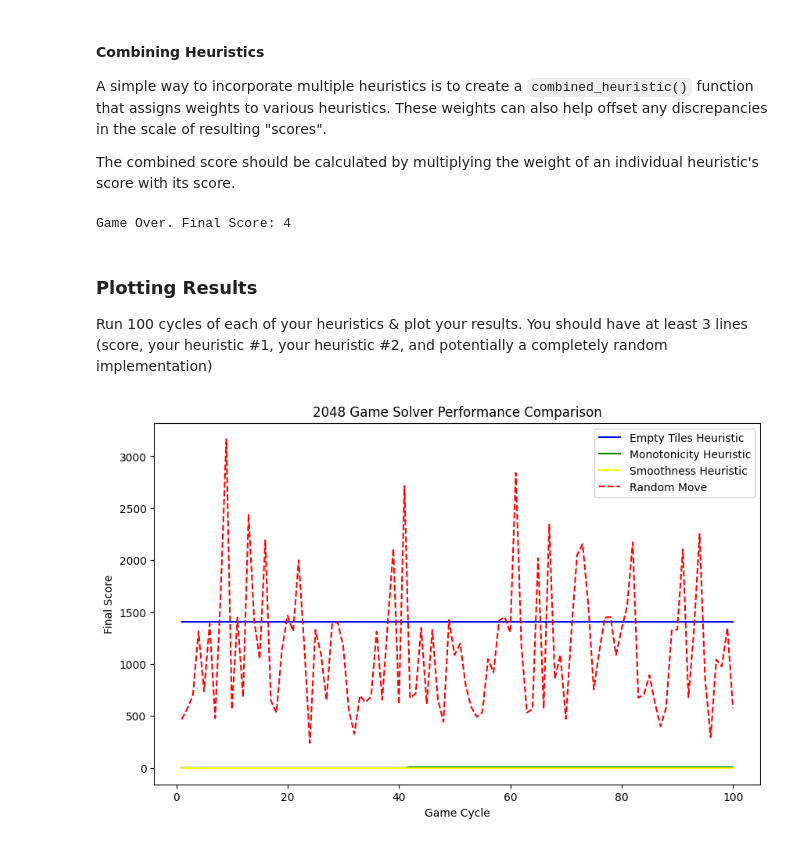
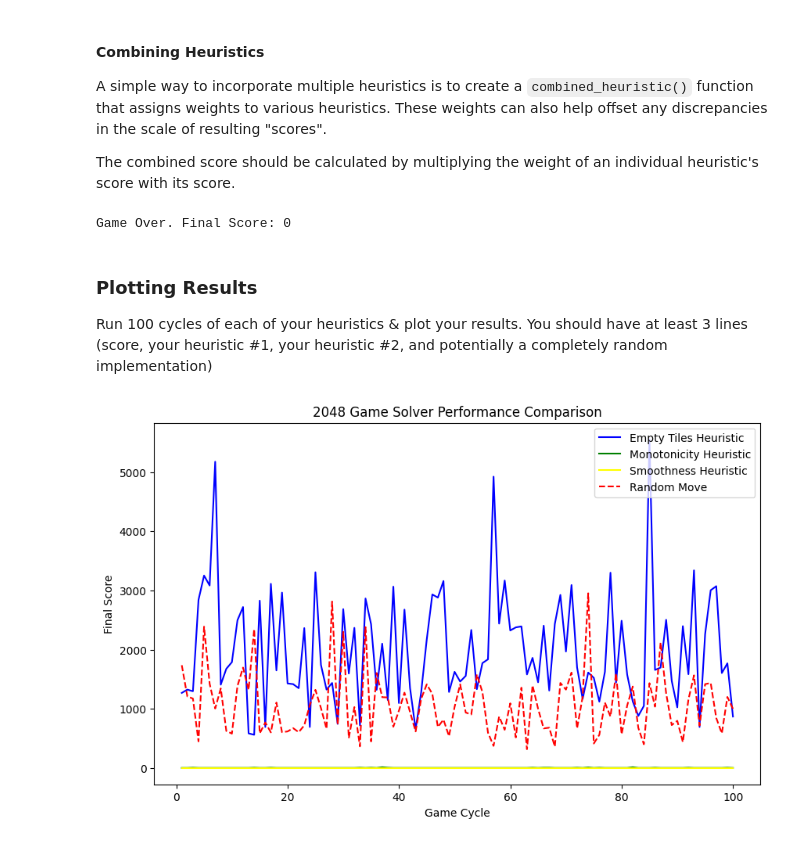
Before and after one commit to delee5695/advanced-algorithms-2025-01, a Jupyter notebook: lab-assignments/03-heuristics/03-heuristics-lab.ipynb, the cells around one changed output. Cells and saved outputs as stored; diff of their text form; code cells hidden in the pictures.

```diff
--- a/lab-assignments/03-heuristics/03-heuristics-lab.ipynb
+++ b/lab-assignments/03-heuristics/03-heuristics-lab.ipynb
@@ -176,14 +176,12 @@ def smoothness_heuristic(game):
     # Compare horizontally
     for i in range(size):
         for j in range(size - 1):  # Compare with right neighbor
-            if board[i][j] and board[i][j + 1]:  # Ignore empty tiles (0s)
-                smoothness -= abs(board[i][j] - board[i][j + 1])
+            smoothness -= abs(board[i][j] - board[i][j + 1])
 
     # Compare vertically
     for i in range(size - 1):
         for j in range(size):  # Compare with bottom neighbor
-            if board[i][j] and board[i + 1][j]:
-                smoothness -= abs(board[i][j] - board[i + 1][j])
+            smoothness -= abs(board[i][j] - board[i + 1][j])
 
     return smoothness  # Lower smoothness value is better
 # %% [markdown]
@@ -213,8 +211,6 @@ def run_solver(game, heuristic):
 
     # Apply the selected move
     game.play_turn(selected_move)
-
-    return True
 # %% [markdown]
 Run the following cell to test your solver on just the `game_score` heuristic:
 # %%
@@ -306,7 +300,7 @@ while run_solver(g, combined_heuristic):
 
 print("Game Over. Final Score:", game.score)
 # %% [output]
-Game Over. Final Score: 4
+Game Over. Final Score: 0
 # %% [markdown]
 ### Plotting Results
 
@@ -326,9 +320,8 @@ def run_multiple_cycles(heuristic, num_cycles=100):
         list: A list of scores obtained in each game.
     """
     scores = []
-    game = Board()  # Initialize a new 2048 game
-    for _ in range(100):
-
+    for _ in range(num_cycles):
+        game = Board()  # Initialize a new 2048 game
         run_solver(game, heuristic)  # Solve the game with the given heuristic
         scores.append(game.score)  # Record the score
 
@@ -349,7 +342,7 @@ def random_move_solver(game):
         possible_moves = ['w', 'a', 's', 'd']
         selected_move = random.choice(possible_moves)
         game.play_turn(selected_move)  # Apply the random move
-    return True
+
 
 
 # Run the simulations for each heuristic and random solver
@@ -359,31 +352,31 @@ num_cycles = 100
 empty_tiles_scores = run_multiple_cycles(empty_tiles_heuristic, num_cycles)
 
 # Heuristic #2 (e.g., Monotonicity Heuristic)
 monotonicity_scores = run_multiple_cycles(monotonicity_heuristic, num_cycles)
 smoothness_scores = run_multiple_cycles(smoothness_heuristic, num_cycles)
 
 # Random move solver
 random_scores = []
 for _ in range(num_cycles):
     g = Board()
     random_move_solver(g)
     random_scores.append(g.score)
 
 # Plot the results
 plt.figure(figsize=(10, 6))
 
 # Plot each of the heuristics and the random baseline
 plt.plot(range(1, num_cycles + 1), empty_tiles_scores, label="Empty Tiles Heuristic", color="blue")
 plt.plot(range(1, num_cycles + 1), monotonicity_scores, label="Monotonicity Heuristic", color="green")
 plt.plot(range(1, num_cycles + 1), smoothness_scores, label="Smoothness Heuristic", color="yellow")
 plt.plot(range(1, num_cycles + 1), random_scores, label="Random Move", color="red", linestyle="--")
 
 # Add labels and title
 plt.xlabel("Game Cycle")
 plt.ylabel("Final Score")
 plt.title("2048 Game Solver Performance Comparison")
 plt.legend()
 
 plt.show()
 # %% [output]
-[figure, old version]
+[figure, new version]
```
Also changed, not shown: parts of 3 cells of this notebook.
